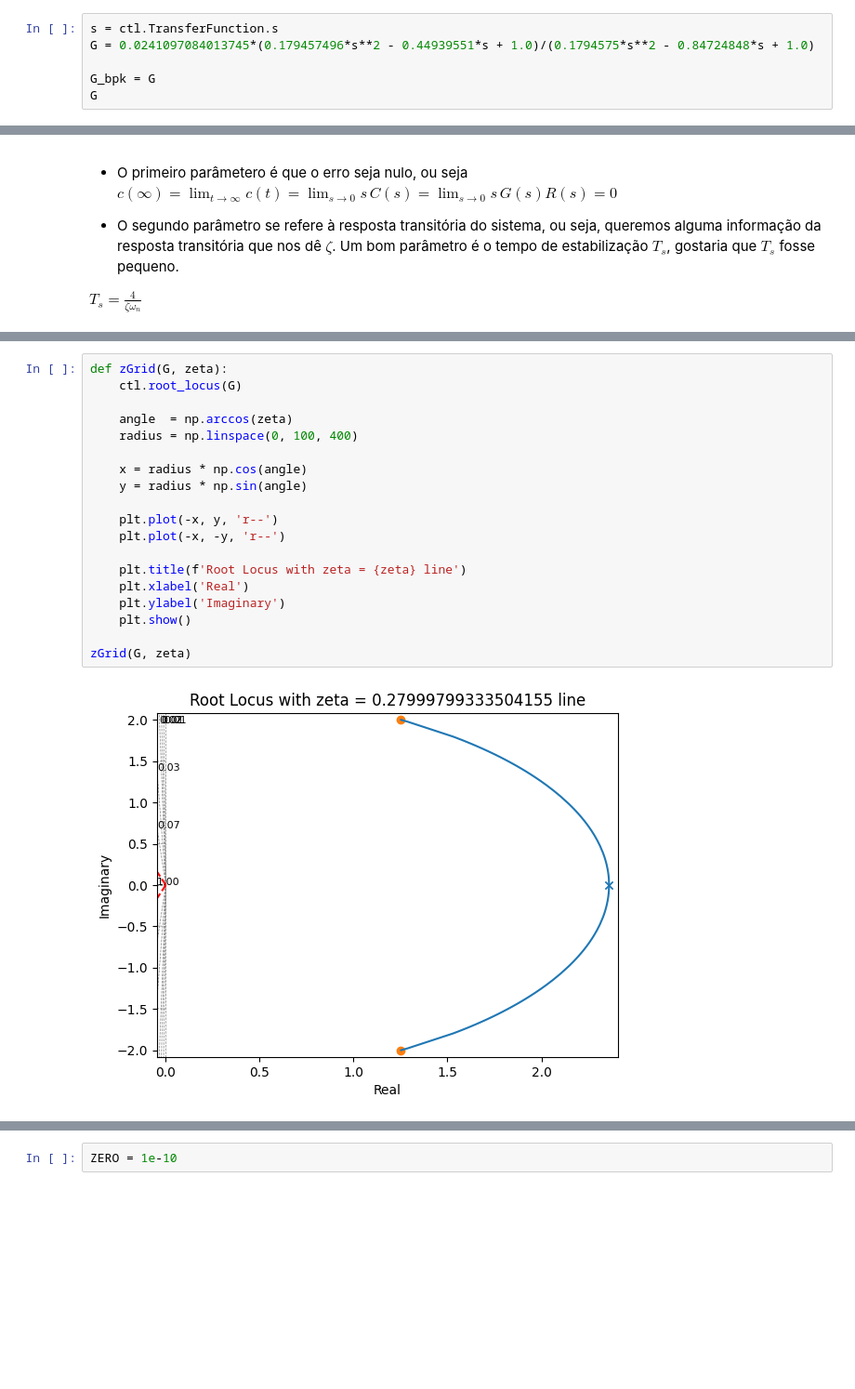
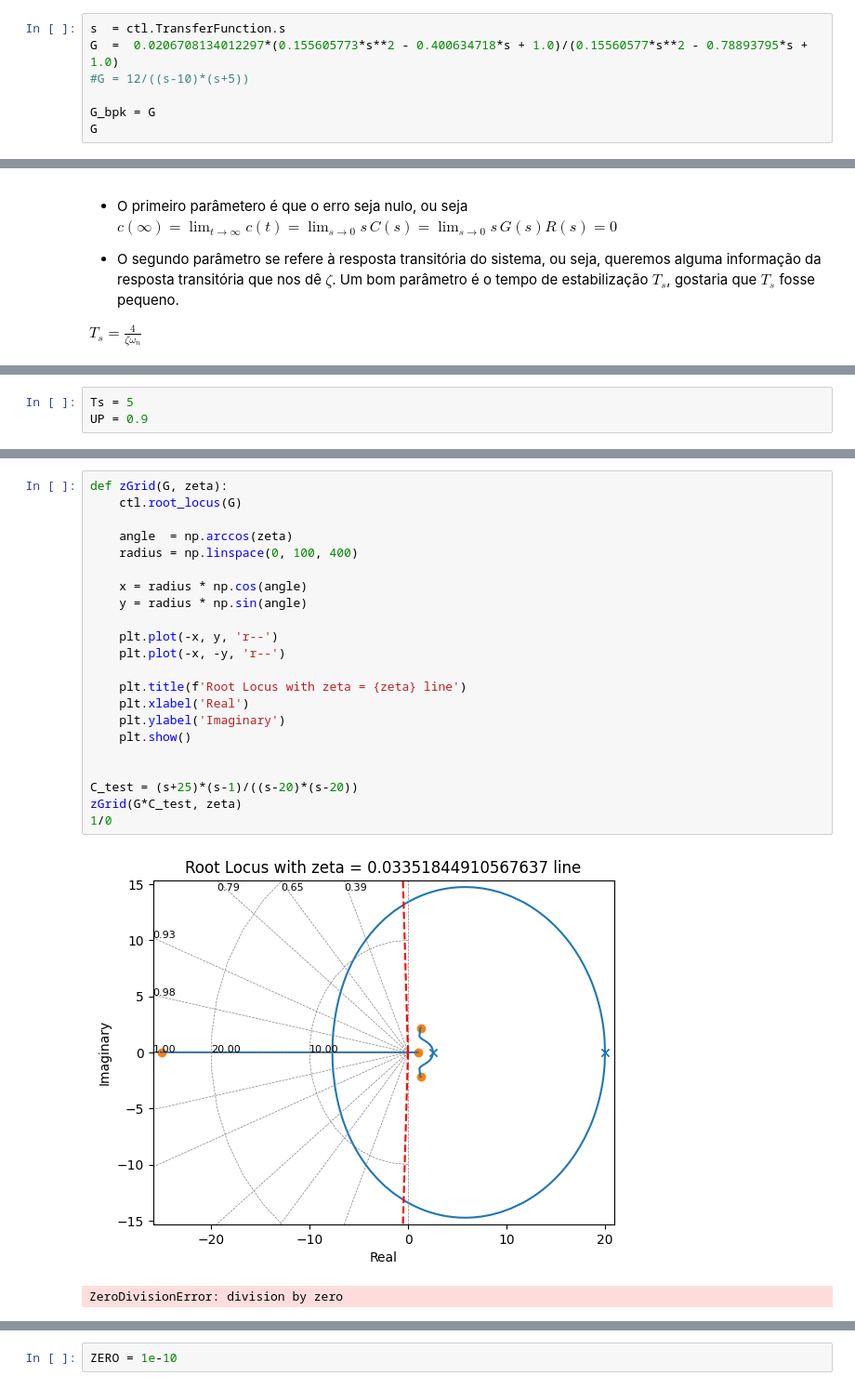
Before and after one commit to KlaussMarchi/BallPlate, a Jupyter notebook: CONTROL/Analisys.ipynb, the cells around one changed output, grey strips where cells are left out. Shown: that part at 93% size. Saved outputs shown, nothing was run; the diff lists cells and outputs as text; blank space fills up the shorter version.

```diff
--- a/CONTROL/Analisys.ipynb
+++ b/CONTROL/Analisys.ipynb
@@ -8,8 +19,9 @@ from scipy.optimize import fsolve
 # INFORMAÇÕES DO SISTEMA
 - Declarando a função de transferência e obtendo os parâmetros
 # %%
-s = ctl.TransferFunction.s
-G = 0.0241097084013745*(0.179457496*s**2 - 0.44939551*s + 1.0)/(0.1794575*s**2 - 0.84724848*s + 1.0)
+s  = ctl.TransferFunction.s
+G  =  0.0206708134012297*(0.155605773*s**2 - 0.400634718*s + 1.0)/(0.15560577*s**2 - 0.78893795*s + 1.0)
+#G = 12/((s-10)*(s+5))
 
 G_bpk = G
 G
@@ -118,3 +122,6 @@ UP = .4
+# %%
+Ts = 5
+UP = 0.9
 # %%
 zeta = -np.log(UP)/np.sqrt(np.pi**2 + np.log(UP)**2)
 zeta
@@ -130,21 +138,25 @@ Wn
 # %%
 def zGrid(G, zeta):
     ctl.root_locus(G)
 
     angle  = np.arccos(zeta)
     radius = np.linspace(0, 100, 400)
 
     x = radius * np.cos(angle)
     y = radius * np.sin(angle)
 
     plt.plot(-x, y, 'r--')
     plt.plot(-x, -y, 'r--')
 
     plt.title(f'Root Locus with zeta = {zeta} line')
     plt.xlabel('Real')
     plt.ylabel('Imaginary')
     plt.show()
 
-zGrid(G, zeta)
+
+C_test = (s+25)*(s-1)/((s-20)*(s-20))
+zGrid(G*C_test, zeta)
+1/0
 # %% [output]
-[figure, old version]
+[figure, new version]
+ZeroDivisionError: division by zero
```
Also changed, not shown: parts of 34 cells of this notebook, 1 other file.
